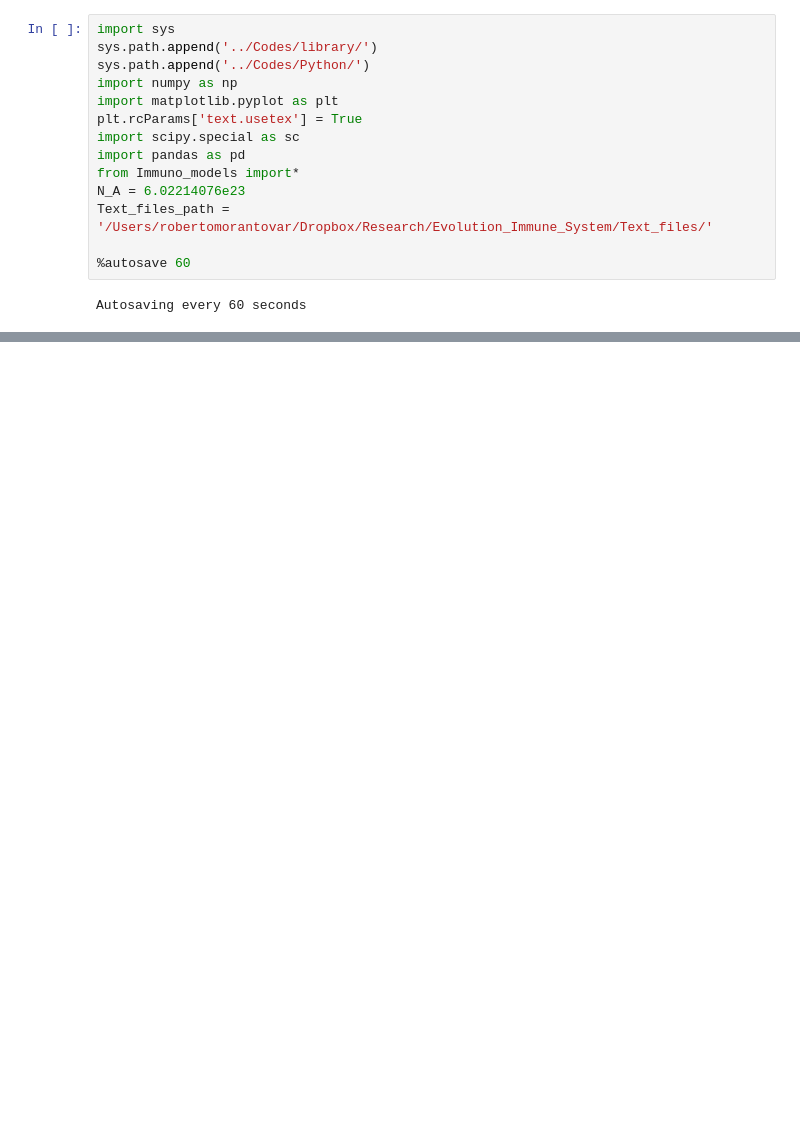
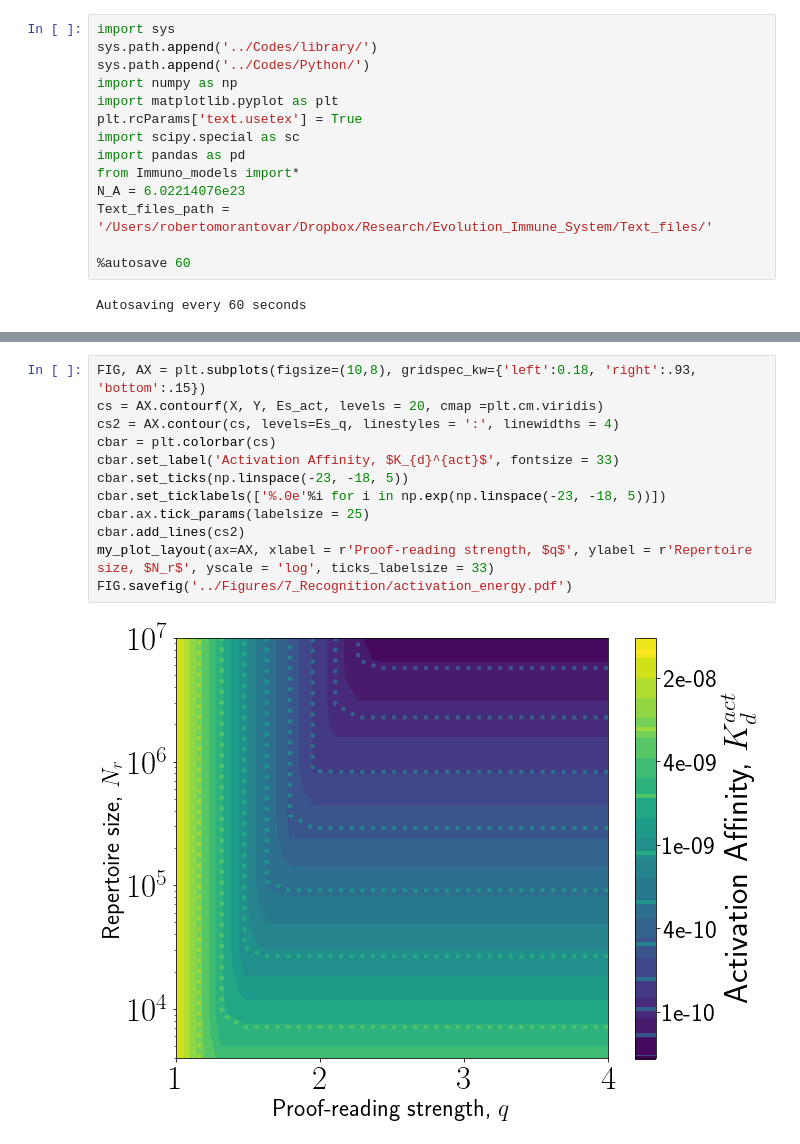
Before and after one commit to rmorantovar/Immune_System, a Jupyter notebook: Jupyter_Notebooks/7_Recognition.ipynb, the cells around one changed output, grey strips where cells are left out. Saved outputs shown, nothing was run; the diff lists cells and outputs as text; blank space fills up the shorter version.

```diff
--- a/Jupyter_Notebooks/7_Recognition.ipynb
+++ b/Jupyter_Notebooks/7_Recognition.ipynb
@@ -55,0 +184,14 @@ ax.set_ylim(-1, 1)
+# %%
+FIG, AX = plt.subplots(figsize=(10,8), gridspec_kw={'left':0.18, 'right':.93, 'bottom':.15})
+cs = AX.contourf(X, Y, Es_act, levels = 20, cmap =plt.cm.viridis)
+cs2 = AX.contour(cs, levels=Es_q, linestyles = ':', linewidths = 4)
+cbar = plt.colorbar(cs)
+cbar.set_label('Activation Affinity, $K_{d}^{act}$', fontsize = 33)
+cbar.set_ticks(np.linspace(-23, -18, 5))
+cbar.set_ticklabels(['%.0e'%i for i in np.exp(np.linspace(-23, -18, 5))])
+cbar.ax.tick_params(labelsize = 25)
+cbar.add_lines(cs2)
+my_plot_layout(ax=AX, xlabel = r'Proof-reading strength, $q$', ylabel = r'Repertoire size, $N_r$', yscale = 'log', ticks_labelsize = 33)
+FIG.savefig('../Figures/7_Recognition/activation_energy.pdf')
+# %% [output]
+[figure, added]
```
Also changed, not shown: parts of 9 cells of this notebook, 21 other files.
